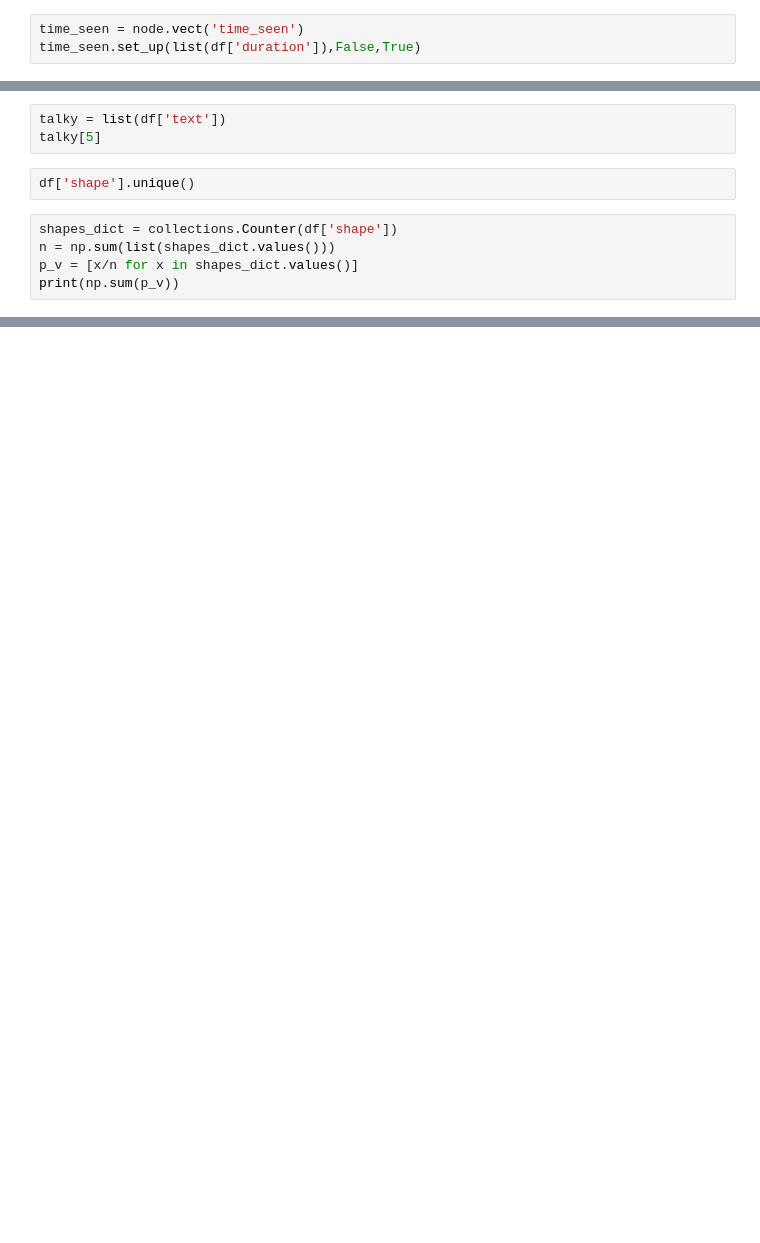
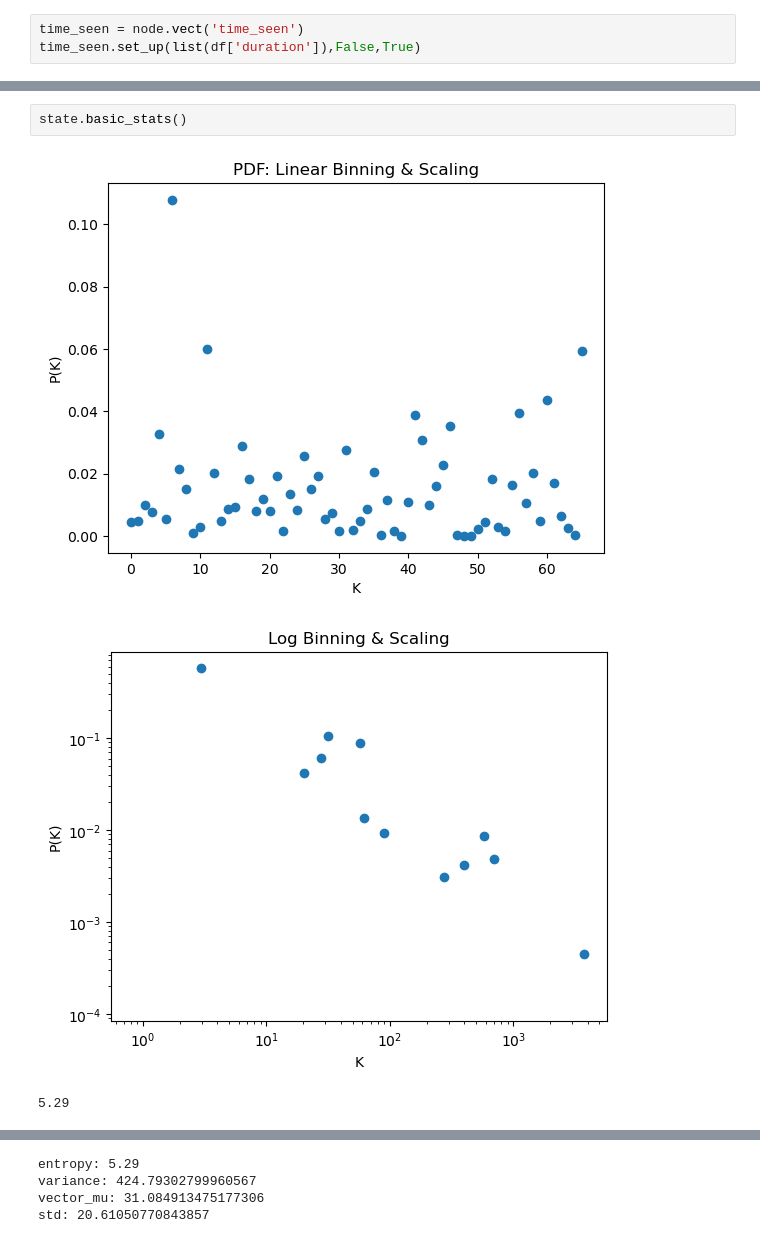
Before and after one commit to LilaShiba/generalized_model, a Jupyter notebook: ufo_research/notebooks/node.ipynb, the cells around one changed output, grey strips where cells are left out. Saved outputs shown, nothing was run; the diff lists cells and outputs as text; blank space fills up the shorter version.

```diff
--- a/ufo_research/notebooks/node.ipynb
+++ b/ufo_research/notebooks/node.ipynb
@@ -21,10 +71,6 @@ time_seen.basic_stats()
-# %%
-talky = list(df['text'])
-talky[5]
-# %%
-df['shape'].unique()
-# %%
-shapes_dict = collections.Counter(df['shape'])
-n = np.sum(list(shapes_dict.values()))
-p_v = [x/n for x in shapes_dict.values()]
-print(np.sum(p_v))
+# %%
+state.basic_stats()
+# %% [output]
+[figure, added]
+[figure, added]
+5.29
@@ -30,0 +78,4 @@ print(np.sum(p_v))
+entropy: 5.29
+variance: 424.79302799960567
+vector_mu: 31.084913475177306
+std: 20.61050770843857
```
Also changed, not shown: parts of 17 cells of this notebook, 1 other file.
